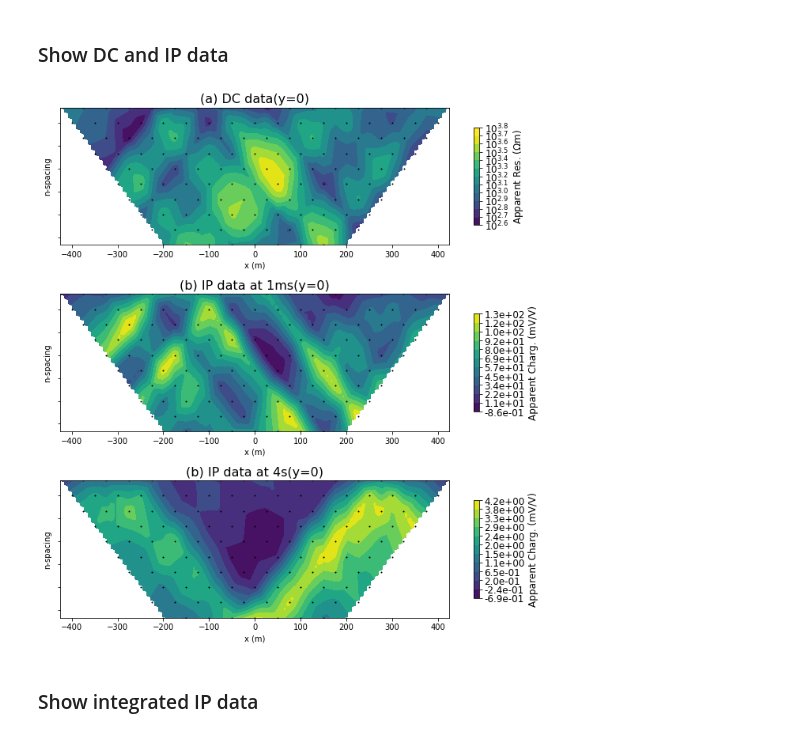
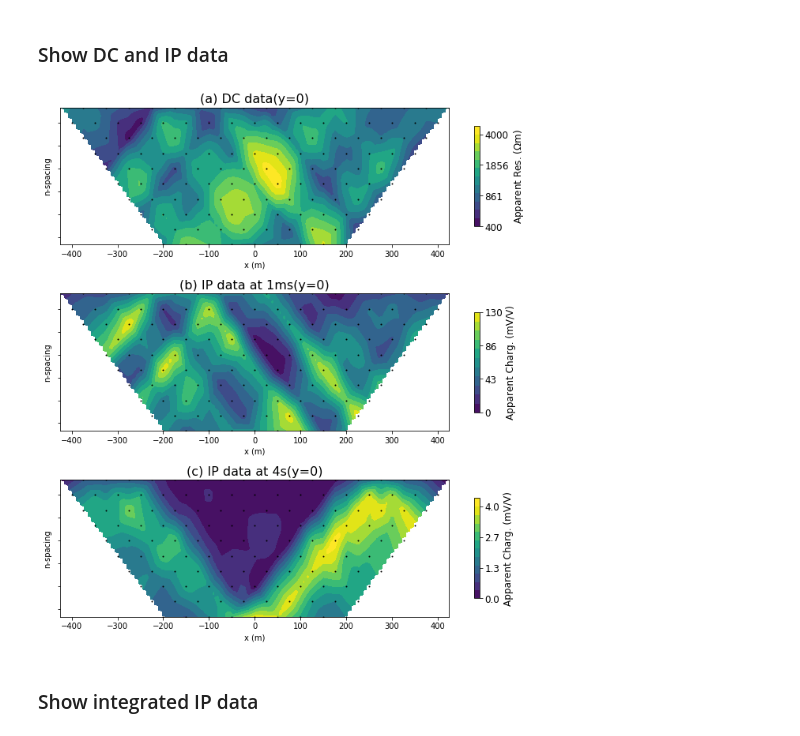
Before and after one commit to simpeg-research/kang-2018-spectral-inducedpolarization, a Jupyter notebook: notebooks/4-DC-SIP-inversion-2D.ipynb, the cells around one changed output. Saved outputs shown, nothing was run; the diff lists cells and outputs as text; code cells hidden in the pictures.

```diff
--- a/notebooks/4-DC-SIP-inversion-2D.ipynb
+++ b/notebooks/4-DC-SIP-inversion-2D.ipynb
@@ -143,26 +143,40 @@ data_ip_int = trapezoidal(times, data_sip)
 # %% [markdown]
 ### Show DC and IP data
 # %%
-titles = ["(a) DC data", "(b) IP data at 1ms", "(b) IP data at 4s"]
+titles = ["(a) DC data", "(b) IP data at 1ms", "(c) IP data at 4s"]
 fig = plt.figure(figsize = (10, 10))
 ax1 = plt.subplot(311)
 ax2 = plt.subplot(312)
 ax3 = plt.subplot(313)
-IO_2d.plotPseudoSection(ax=ax1, data=data_dc/IO_2d.G)
-IO_2d.plotPseudoSection(
-    data_type='apparent_chargeability', data=data_sip[:,0]*1e3, scale='linear',
-    ax=ax2
+out1 = IO_2d.plotPseudoSection(ax=ax1, data=data_dc/IO_2d.G, clim=(400, 4000))
+cb = out1[1]
+temp = np.log10(np.logspace(np.log10(400), np.log10(4000), 4))
+cb.set_ticks(temp)
+cb.set_ticklabels([str(int(10**val)) for val in temp])
+out2 = IO_2d.plotPseudoSection(
+    data_type='apparent_chargeability', data=abs(data_sip[:,0]*1e3), scale='linear',
+    ax=ax2, clim=(0, 130)
 )
-IO_2d.plotPseudoSection(
-    data_type='apparent_chargeability', data=data_sip[:,20]*1e3, scale='linear',
-    ax=ax3
+cb = out2[1]
+temp = np.linspace(0, 130, 4)
+cb.set_ticks(temp)
+cb.set_ticklabels([str(int(val)) for val in temp])
+cb.set_label("Apparent Charg. (mV/V)")
+out3 = IO_2d.plotPseudoSection(
+    data_type='apparent_chargeability', data=abs(data_sip[:,20]*1e3), scale='linear',
+    ax=ax3, clim=(0, 4)
 )
+cb = out3[1]
+temp = np.linspace(0, 4, 4)
+cb.set_ticks(temp)
+cb.set_ticklabels([("%.1f")%(val) for val in temp])
+cb.set_label("Apparent Charg. (mV/V)")
 for i, ax in enumerate([ax1, ax2, ax3]):
     ax.set_title(titles[i] + "(y=0)", fontsize = 16)
 plt.tight_layout()
 fig.savefig(fig_dir+"data", dpi=200)
 # %% [output]
-[figure, old version]
+[figure, new version]
 # %% [markdown]
 ### Show integrated IP data
 # %%
```
Also changed, not shown: parts of 9 cells of this notebook, 14 other files.
